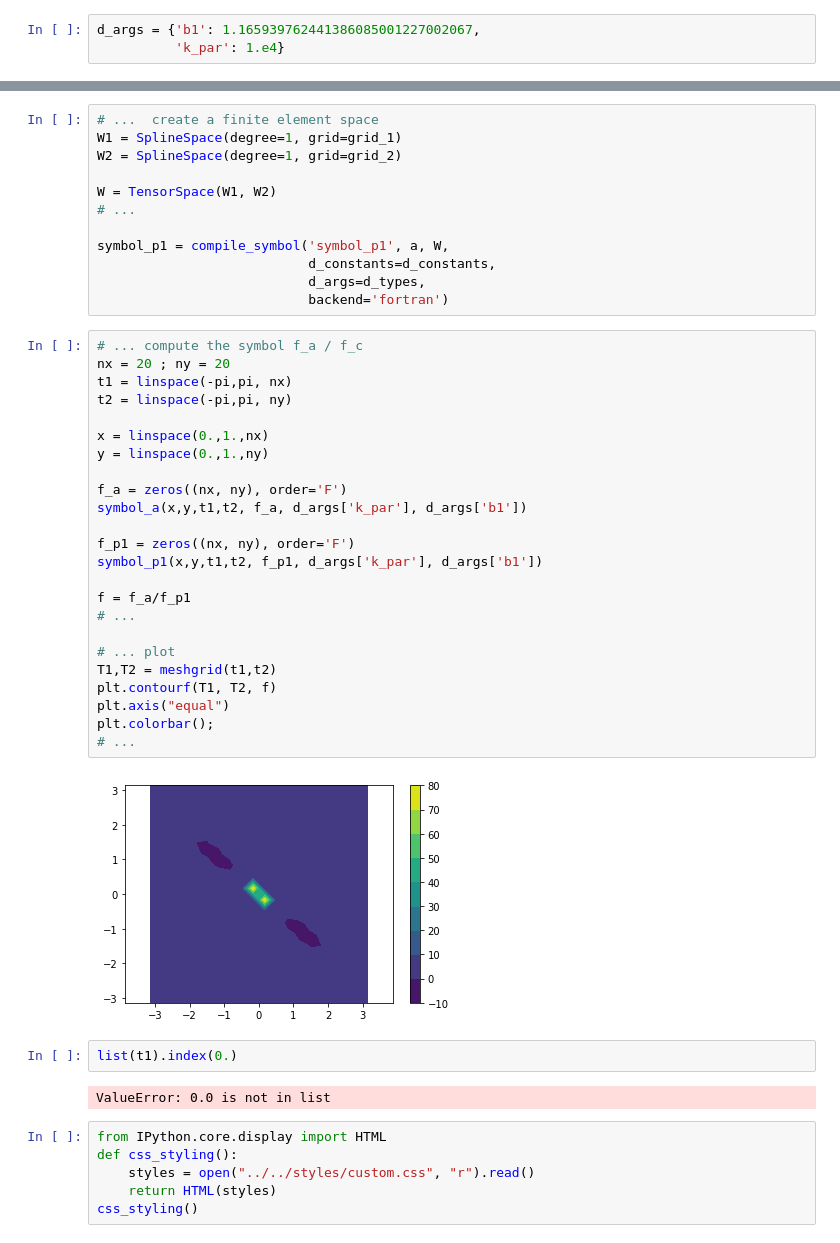
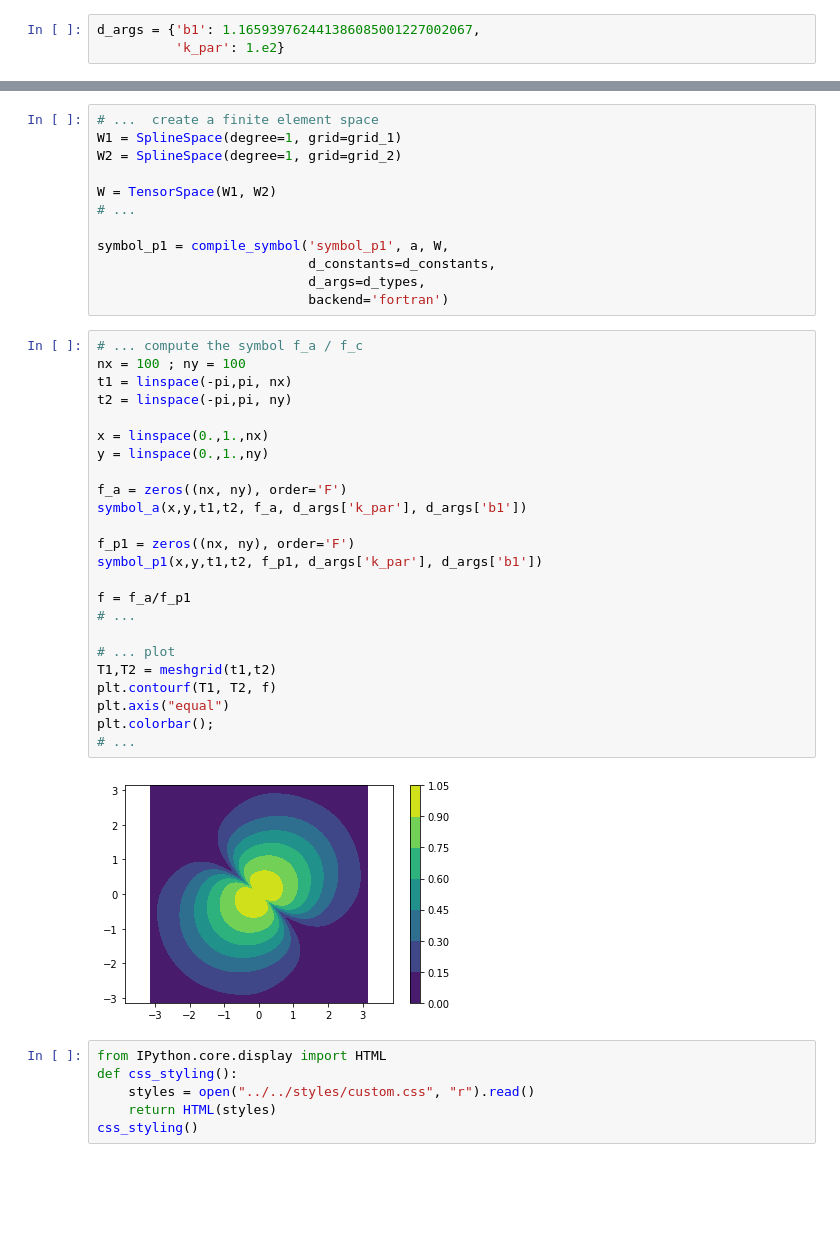
Before and after one commit to pyccel/IGA-Python, a Jupyter notebook: lessons/Chapter7/04_anisotropic_diffusion_2d.ipynb, the cells around one changed output, grey strips where cells are left out. Saved outputs shown, nothing was run; the diff lists cells and outputs as text; blank space fills up the shorter version.

```diff
--- a/lessons/Chapter7/04_anisotropic_diffusion_2d.ipynb
+++ b/lessons/Chapter7/04_anisotropic_diffusion_2d.ipynb
@@ -71,7 +71,7 @@ kernel_a = compile_kernel('kernel_a', a, V,
                           backend='fortran')
 # %%
 d_args = {'b1': 1.165939762441386085001227002067,
-          'k_par': 1.e4}
+          'k_par': 1.e2}
 # %%
 M = assemble_matrix(V, kernel_a, args=d_args).tocsr()
 # %%
@@ -143,34 +143,30 @@ symbol_p1 = compile_symbol('symbol_p1', a, W,
                            backend='fortran')
 # %%
 # ... compute the symbol f_a / f_c
-nx = 20 ; ny = 20
+nx = 100 ; ny = 100
 t1 = linspace(-pi,pi, nx)
 t2 = linspace(-pi,pi, ny)
 
 x = linspace(0.,1.,nx)
 y = linspace(0.,1.,ny)
 
 f_a = zeros((nx, ny), order='F')
 symbol_a(x,y,t1,t2, f_a, d_args['k_par'], d_args['b1'])
 
 f_p1 = zeros((nx, ny), order='F')
 symbol_p1(x,y,t1,t2, f_p1, d_args['k_par'], d_args['b1'])
 
 f = f_a/f_p1
 # ...
 
 # ... plot
 T1,T2 = meshgrid(t1,t2)
 plt.contourf(T1, T2, f)
 plt.axis("equal")
 plt.colorbar();
 # ...
 # %% [output]
-[figure, old version]
+[figure, new version]
-# %%
-list(t1).index(0.)
-# %% [output]
-ValueError: 0.0 is not in list
 # %%
 from IPython.core.display import HTML
 def css_styling():
```
Also changed, not shown: parts of 2 cells of this notebook, 2 other files.
